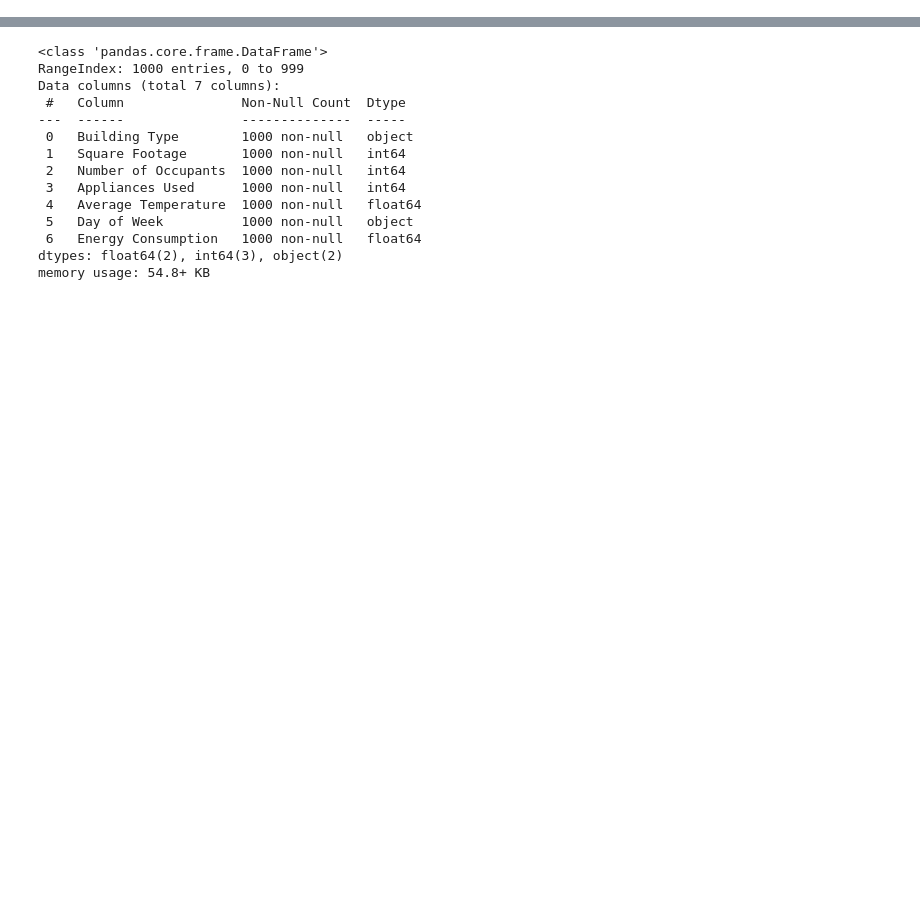
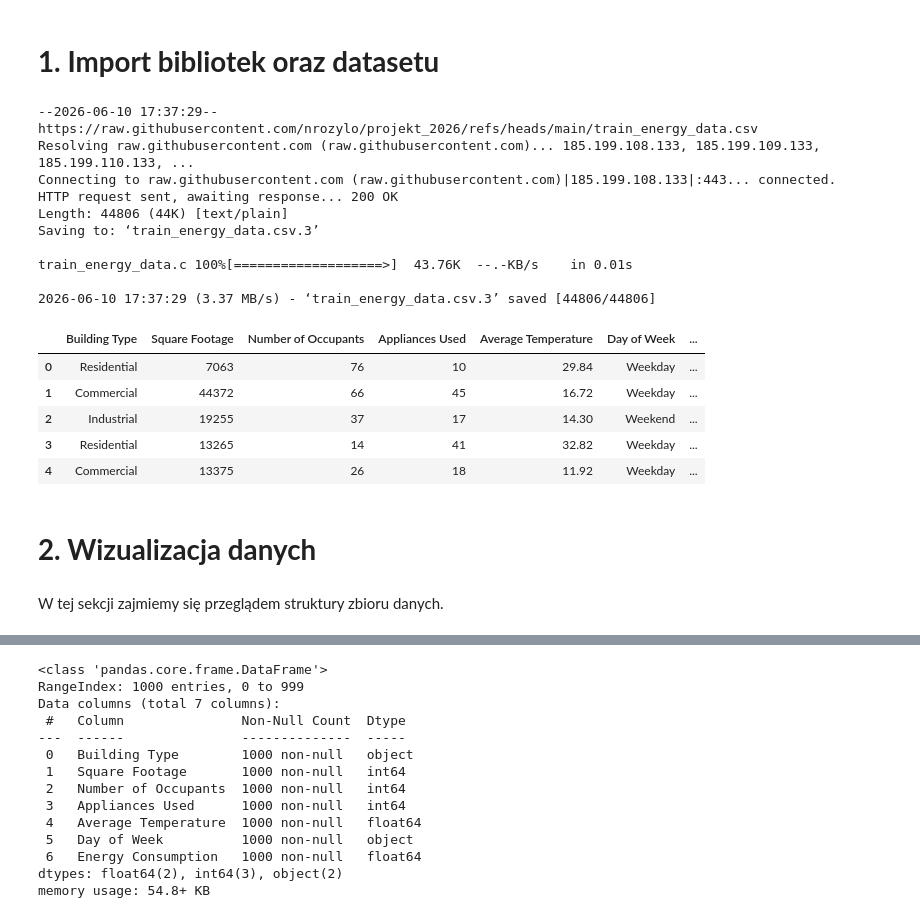
Before and after one commit to nrozylo/projekt_2026, a Jupyter notebook: projekt_energy.ipynb, the cells around one changed output, grey strips where cells are left out. Saved outputs shown, nothing was run; the diff lists cells and outputs as text; code cells hidden in the pictures; blank space fills up the shorter version.

```diff
--- a/projekt_energy.ipynb
+++ b/projekt_energy.ipynb
@@ -12,0 +13,2 @@ energy = load_energy_data()
+# %% [markdown]
+# **1. Import bibliotek oraz datasetu**
@@ -12,0 +25,25 @@ energy = load_energy_data()
+# %%
+!wget https://raw.githubusercontent.com/nrozylo/projekt_2026/refs/heads/main/train_energy_data.csv
+energy = pd.read_csv("train_energy_data.csv")
+display(energy.head())
+# %% [output]
+--2026-06-10 17:37:29--  https://raw.githubusercontent.com/nrozylo/projekt_2026/refs/heads/main/train_energy_data.csv
+Resolving raw.githubusercontent.com (raw.githubusercontent.com)... 185.199.108.133, 185.199.109.133, 185.199.110.133, ...
+Connecting to raw.githubusercontent.com (raw.githubusercontent.com)|185.199.108.133|:443... connected.
+HTTP request sent, awaiting response... 200 OK
+Length: 44806 (44K) [text/plain]
+Saving to: ‘train_energy_data.csv.3’
+
+train_energy_data.c 100%[===================>]  43.76K  --.-KB/s    in 0.01s
+
+2026-06-10 17:37:29 (3.37 MB/s) - ‘train_energy_data.csv.3’ saved [44806/44806]
+|  | Building Type | Square Footage | Number of Occupants | Appliances Used | Average Temperature | Day of Week | ... |
+| 0 | Residential | 7063 | 76 | 10 | 29.84 | Weekday | ... |
+| 1 | Commercial | 44372 | 66 | 45 | 16.72 | Weekday | ... |
+| 2 | Industrial | 19255 | 37 | 17 | 14.30 | Weekend | ... |
+| 3 | Residential | 13265 | 14 | 41 | 32.82 | Weekday | ... |
+| 4 | Commercial | 13375 | 26 | 18 | 11.92 | Weekday | ... |
+# %% [markdown]
+# **2. Wizualizacja danych**
+# %% [markdown]
+W tej sekcji zajmiemy się przeglądem struktury zbioru danych.
```
Also changed, not shown: parts of 39 cells of this notebook.
